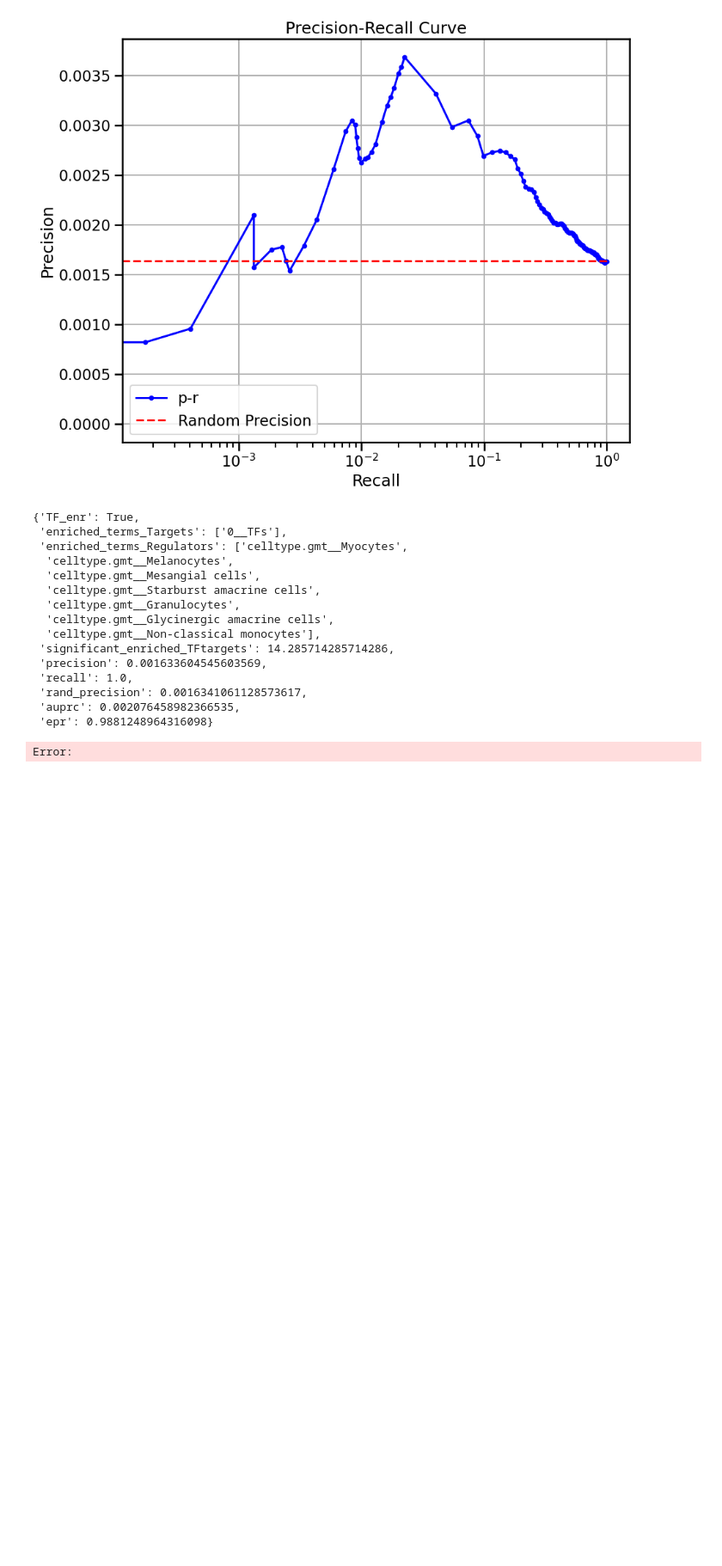
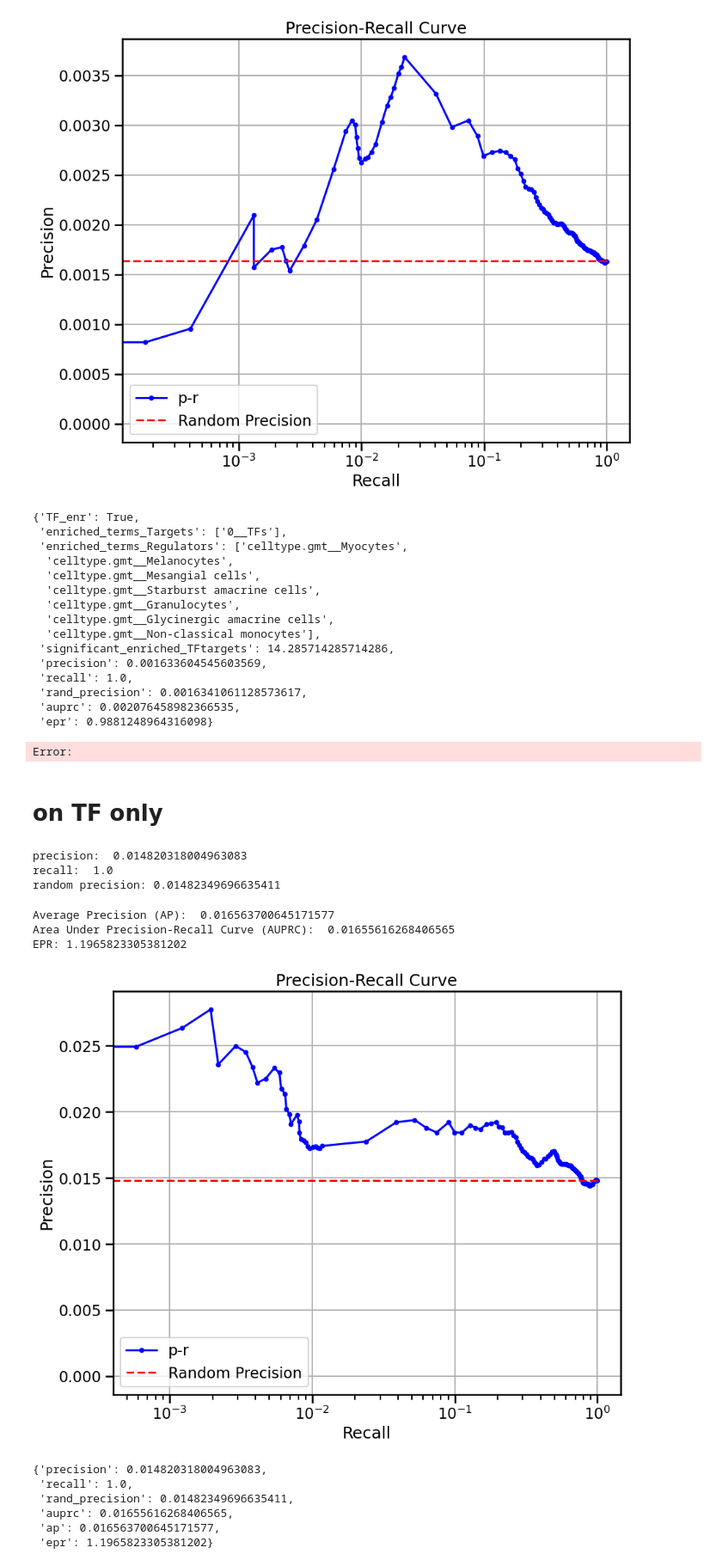
Before and after one commit to jkobject/scGPT, a Jupyter notebook: mytests/bench_gwps.ipynb, the cells around one changed output. Shown at 86% size. Saved outputs shown, nothing was run; the diff lists cells and outputs as text; code cells hidden in the pictures; blank space fills up the shorter version.

```diff
--- a/mytests/bench_gwps.ipynb
+++ b/mytests/bench_gwps.ipynb
@@ -79,3 +73,5 @@ grn = generate_grn(model, vocab, subadata, batch_size = 10, num_attn_layers = 11
+# %%
+grn.var.index = grn.var.ensembl_id
 # %%
 grn.varp['GRN'] = grn.varp['GRN'].T
 BenGRN(grn, do_auc=True, doplot=True).compare_to(other=adata)
@@ -148,3 +143,30 @@ EPR: 0.9881248964316098
  'auprc': 0.002076458982366535,
  'epr': 0.9881248964316098}
 Error:
+# %% [markdown]
+# on TF only
+# %%
+grn.varp['GRN'] = grn.varp['GRN'].T
+# %%
+non_tf_mask = ~grn.var['isTF'].values
+# Set connections to non-TFs to 0
+grn.varp['GRN'][non_tf_mask, :] = 0
+grn.var.index = grn.var.ensembl_id
+non_tf_mask = ~adata.var['isTF'].values
+# Set connections to non-TFs to 0
+adata.varp['GRN'][non_tf_mask, :] = 0
+BenGRN(grn, do_auc=True, doplot=True).compare_to(other=adata)
+# %% [output]
+precision:  0.014820318004963083
+recall:  1.0
+random precision: 0.01482349696635411
+Average Precision (AP):  0.016563700645171577
+Area Under Precision-Recall Curve (AUPRC):  0.01655616268406565
+EPR: 1.1965823305381202
+[figure, added]
+{'precision': 0.014820318004963083,
+ 'recall': 1.0,
+ 'rand_precision': 0.01482349696635411,
+ 'auprc': 0.01655616268406565,
+ 'ap': 0.016563700645171577,
+ 'epr': 1.1965823305381202}
```
Also changed, not shown: parts of 6 cells of this notebook, 6 other files.
